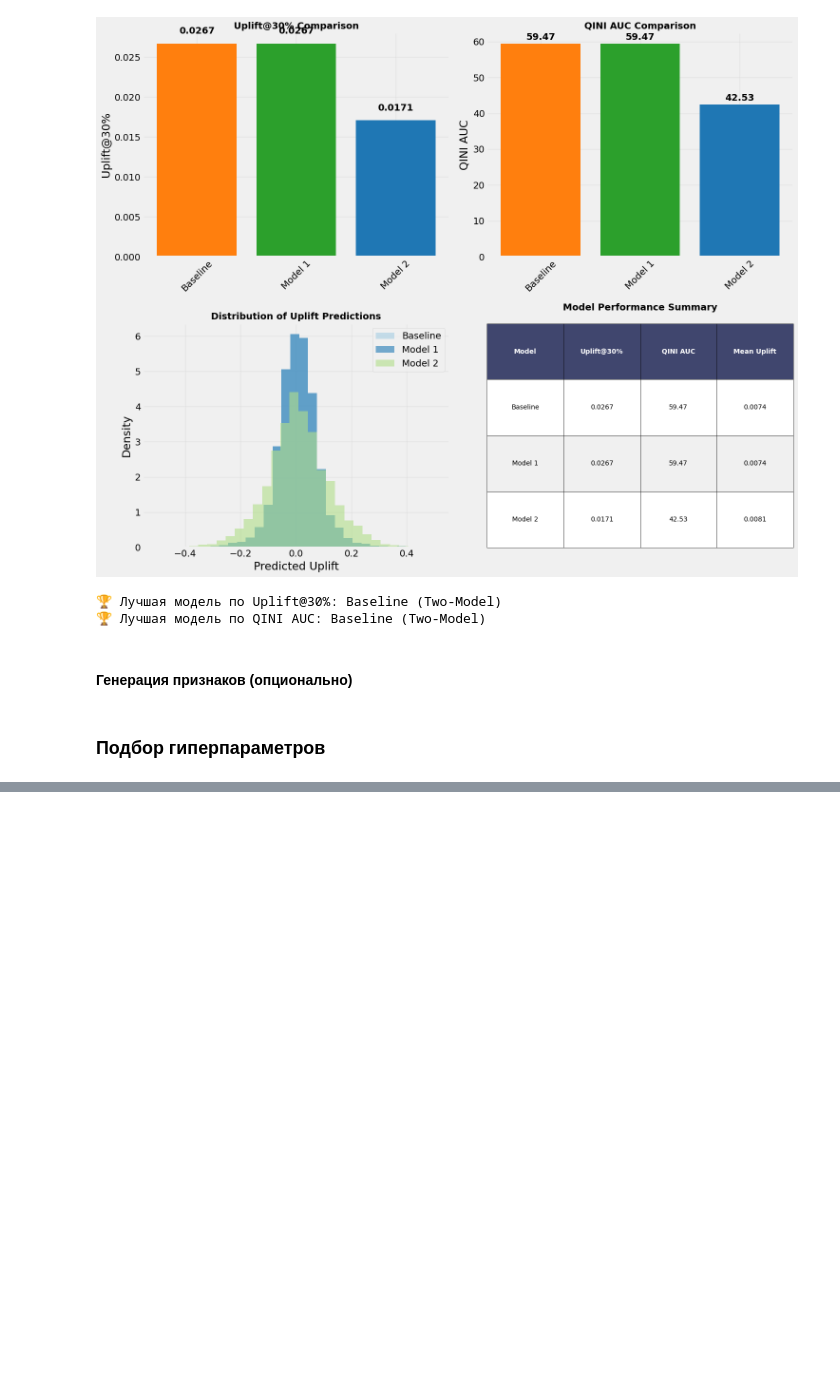
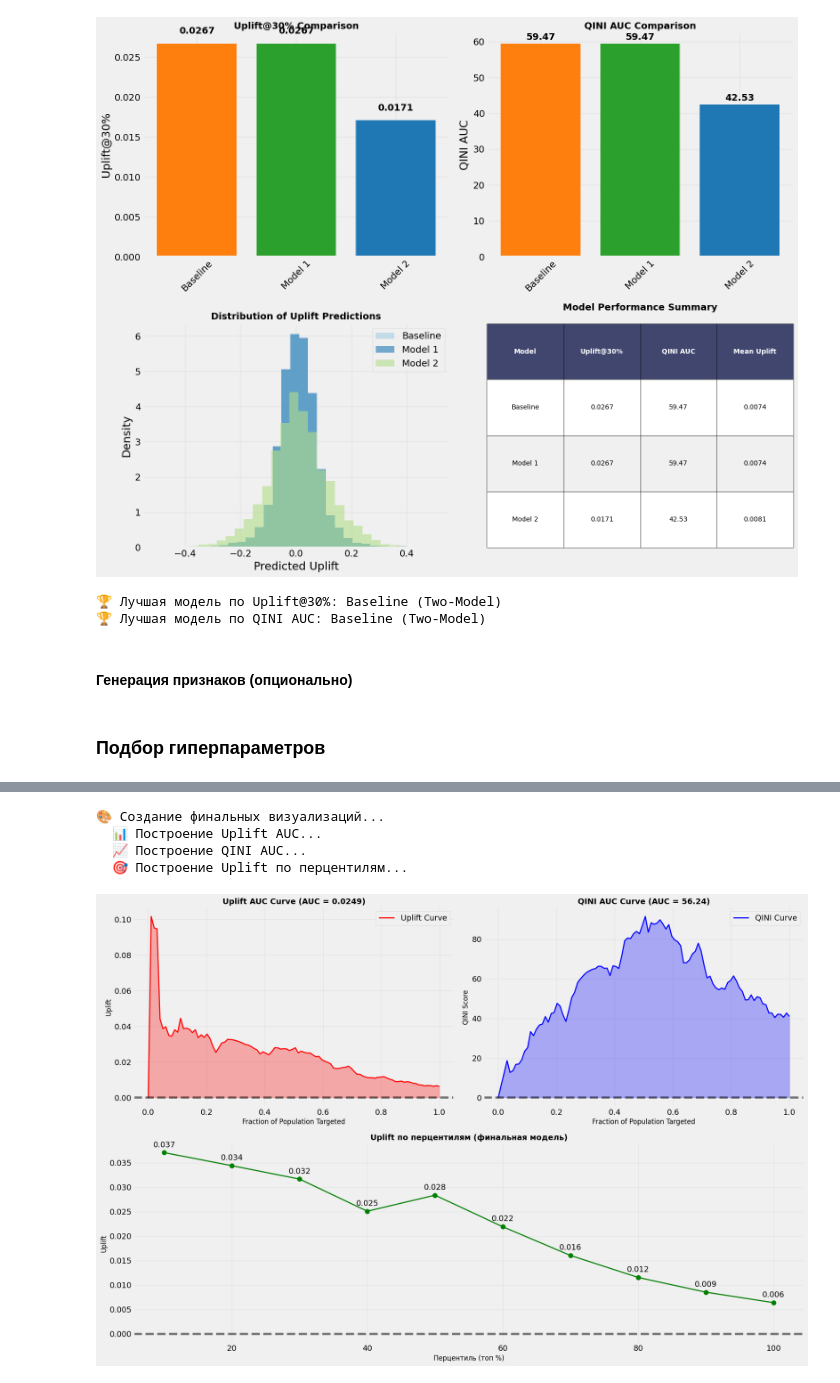
Before and after one commit to arigatory/mle-uplift-final-project-2025, a Jupyter notebook: final_project_template.ipynb, the cells around one changed output, grey strips where cells are left out. Saved outputs shown, nothing was run; the diff lists cells and outputs as text; code cells hidden in the pictures; blank space fills up the shorter version.

```diff
--- a/final_project_template.ipynb
+++ b/final_project_template.ipynb
@@ -916,0 +1431,79 @@ print("🏆 Лучшая модель по QINI AUC:",
+# %%
+# Создание всех требуемых визуализаций
+print("🎨 Создание финальных визуализаций...")
+
+# Создаем фигуру с 3 подграфиками
+fig = plt.figure(figsize=(18, 12))
+
+# 1. Uplift AUC
+print("  📊 Построение Uplift AUC...")
+plt.subplot(2, 2, 1)
+
+# Получаем данные для Uplift AUC
+uplift_fractions, uplift_curve_values, uplift_auc_score = plot_uplift_auc(
+    y_test_enh, t_test_enh, final_uplift_predictions
+)
+
+plt.plot(uplift_fractions, uplift_curve_values, linewidth=2, color='red', label='Uplift Curve')
+plt.axhline(y=0, color='black', linestyle='--', alpha=0.5)
+plt.fill_between(uplift_fractions, uplift_curve_values, alpha=0.3, color='red')
+plt.title(f'Uplift AUC Curve (AUC = {uplift_auc_score:.4f})', fontsize=14, fontweight='bold')
+plt.xlabel('Fraction of Population Targeted', fontsize=12)
+plt.ylabel('Uplift', fontsize=12)
+plt.grid(True, alpha=0.3)
+plt.legend()
+
+# 2. QINI AUC
+print("  📈 Построение QINI AUC...")
+plt.subplot(2, 2, 2)
+
+# Получаем данные для QINI AUC
+qini_fractions, qini_curve_values, qini_auc_score = plot_qini_auc(
+    y_test_enh, t_test_enh, final_uplift_predictions
+)
+
+plt.plot(qini_fractions, qini_curve_values, linewidth=2, color='blue', label='QINI Curve')
+plt.axhline(y=0, color='black', linestyle='--', alpha=0.5)
+plt.fill_between(qini_fractions, qini_curve_values, alpha=0.3, color='blue')
+plt.title(f'QINI AUC Curve (AUC = {qini_auc_score:.2f})', fontsize=14, fontweight='bold')
+plt.xlabel('Fraction of Population Targeted', fontsize=12)
+plt.ylabel('QINI Score', fontsize=12)
+plt.grid(True, alpha=0.3)
+plt.legend()
+
+# 3. Uplift по перцентилям
+print("  🎯 Построение Uplift по перцентилям...")
+plt.subplot(2, 1, 2)
+
+# Получаем данные для uplift по перцентилям
+percentiles, percentile_uplifts, percentile_labels = calculate_uplift_by_percentiles(
+    y_test_enh, t_test_enh, final_uplift_predictions, bins=10
+)
+
+plt.plot(percentiles, percentile_uplifts, 'o-', linewidth=2, markersize=8, color='green')
+plt.title('Uplift по перцентилям (финальная модель)', fontsize=14, fontweight='bold')
+plt.xlabel('Перцентиль (топ %)', fontsize=12)
+plt.ylabel('Uplift', fontsize=12)
+plt.grid(True, alpha=0.3)
+plt.axhline(y=0, color='black', linestyle='--', alpha=0.5)
+
+# Добавляем подписи к точкам
+for i, (x, y) in enumerate(zip(percentiles, percentile_uplifts)):
+    plt.annotate(f'{y:.3f}', (x, y), textcoords="offset points", xytext=(0,10), ha='center')
+
+plt.tight_layout()
+plt.show()
+
+print(f"\n✅ Все визуализации созданы!")
+print(f"📊 Uplift AUC: {uplift_auc_score:.4f}")
+print(f"📈 QINI AUC: {qini_auc_score:.2f}")
+print(f"🎯 Финальный Uplift@30%: {final_uplift_30:.4f}")
+
+# Обновляем переменную для использования в выводах
+final_qini_auc = qini_auc_score
+# %% [output]
+🎨 Создание финальных визуализаций...
+  📊 Построение Uplift AUC...
+  📈 Построение QINI AUC...
+  🎯 Построение Uplift по перцентилям...
+[figure, added]
```
Also changed, not shown: parts of 20 cells of this notebook, 2 other files.
